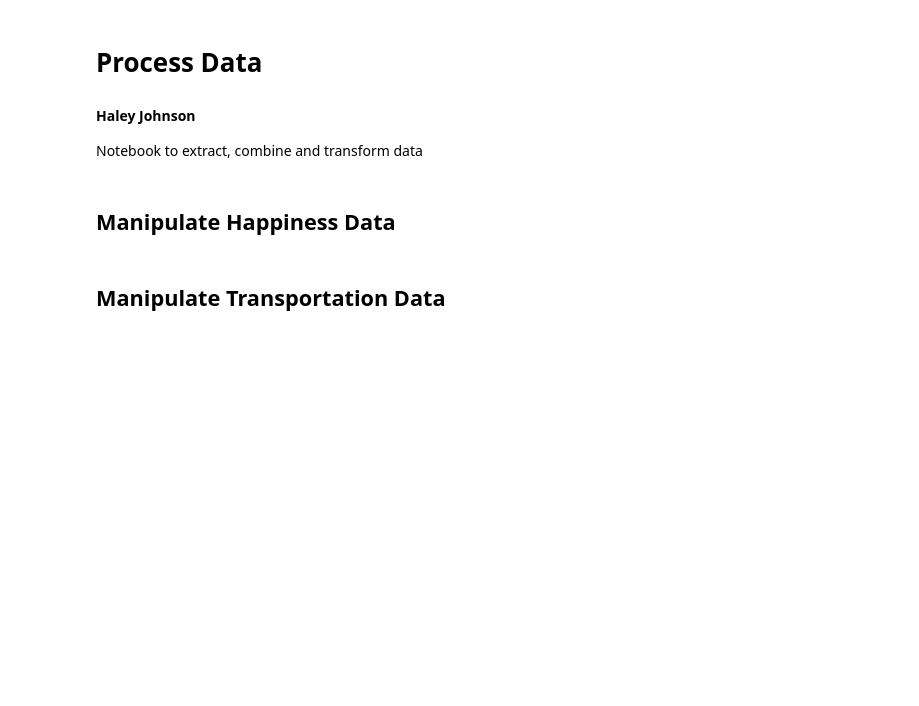
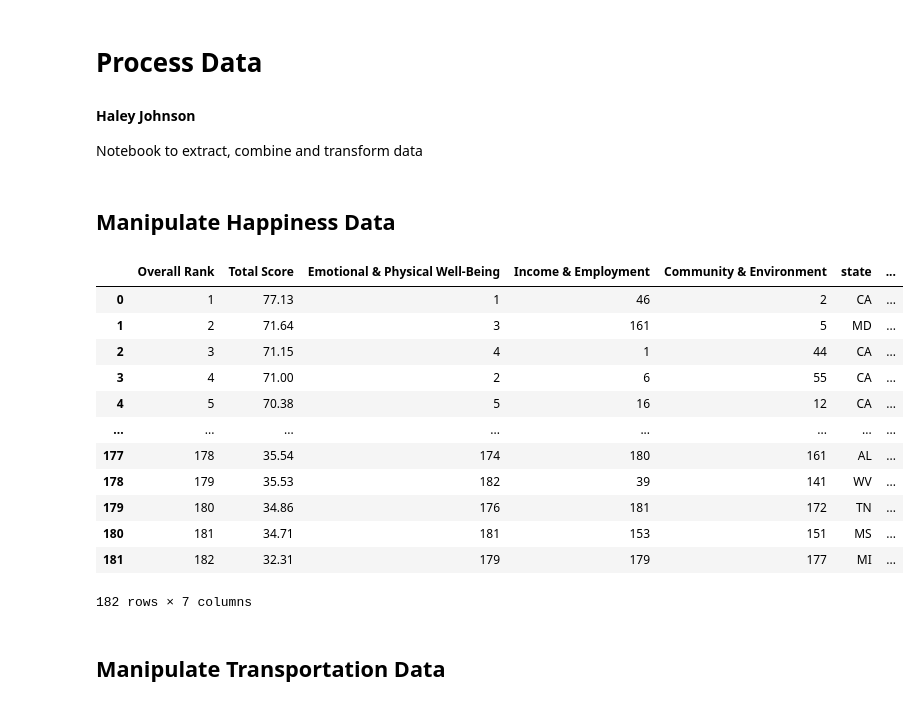
Before and after one commit to haleyej/330_final_project, a Jupyter notebook: process_data.ipynb, the cells around one changed output. Drawn from its saved outputs; the diff is of its cells as text; code cells hidden in the pictures; blank space fills up the shorter version.

```diff
--- a/process_data.ipynb
+++ b/process_data.ipynb
@@ -11,6 +11,22 @@ import matplotlib.pyplot as plt
 import os
 # %% [markdown]
 <h2>Manipulate Happiness Data</h2>
+# %%
+happiness_df
+# %% [output]
+|  | Overall Rank | Total Score | Emotional & Physical Well-Being | Income & Employment | Community & Environment | state | ... |
+| 0 | 1 | 77.13 | 1 | 46 | 2 | CA | ... |
+| 1 | 2 | 71.64 | 3 | 161 | 5 | MD | ... |
+| 2 | 3 | 71.15 | 4 | 1 | 44 | CA | ... |
+| 3 | 4 | 71.00 | 2 | 6 | 55 | CA | ... |
+| 4 | 5 | 70.38 | 5 | 16 | 12 | CA | ... |
+| ... | ... | ... | ... | ... | ... | ... | ... |
+| 177 | 178 | 35.54 | 174 | 180 | 161 | AL | ... |
+| 178 | 179 | 35.53 | 182 | 39 | 141 | WV | ... |
+| 179 | 180 | 34.86 | 176 | 181 | 172 | TN | ... |
+| 180 | 181 | 34.71 | 181 | 153 | 151 | MS | ... |
+| 181 | 182 | 32.31 | 179 | 179 | 177 | MI | ... |
+182 rows × 7 columns
 # %%
 html = pd.read_html("happiest_cities.html")
 # %%
```
Also changed, not shown: parts of 7 cells of this notebook.
